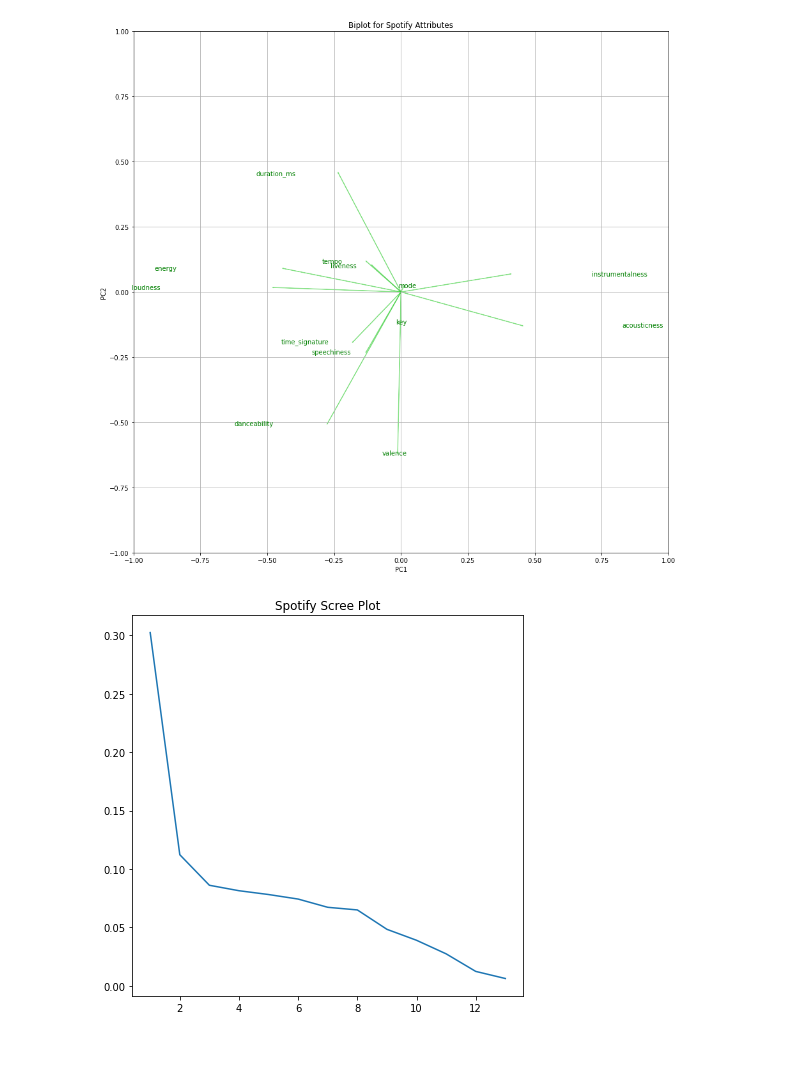
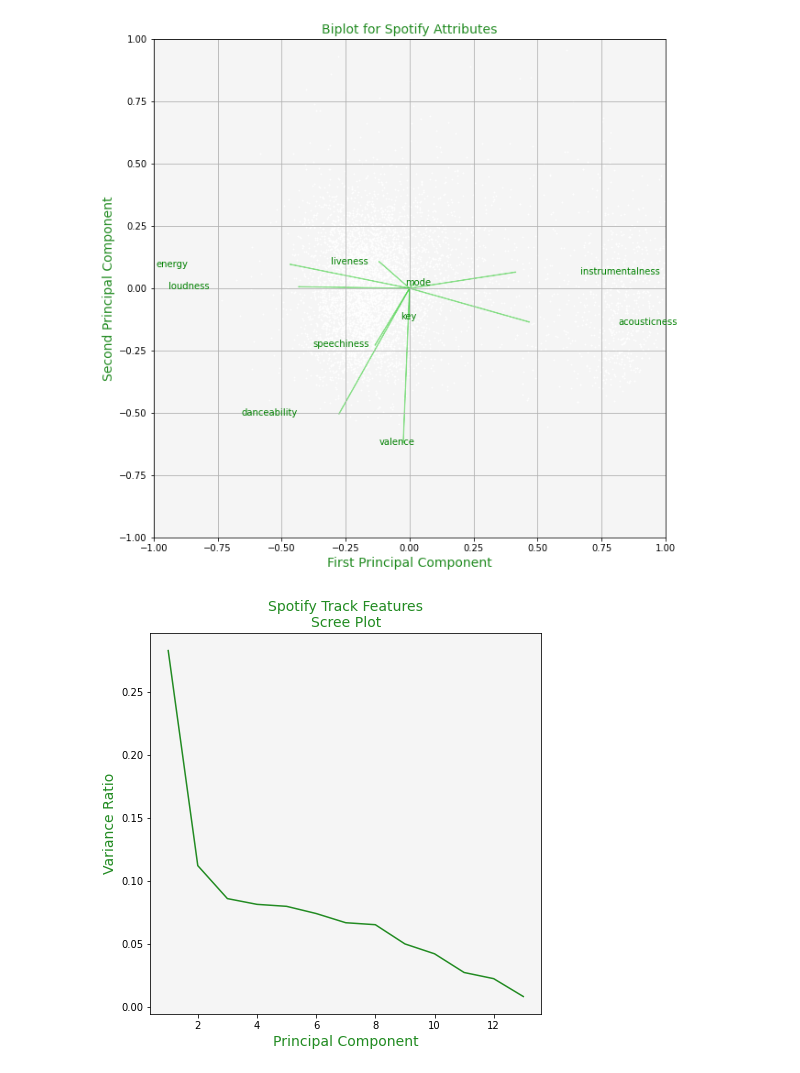
Before and after one commit to Cardoni15/694_spotify, a Jupyter notebook: visualization_tools/pca_biplot.ipynb, the cells around one changed output. Drawn from its saved outputs; the diff is of its cells as text; code cells hidden in the pictures.

Commit message:
add biplot and scree plot along with failure analysis

```diff
--- a/visualization_tools/pca_biplot.ipynb
+++ b/visualization_tools/pca_biplot.ipynb
@@ -31,6 +31,7 @@ def condition_raw_data(raw_df):
                 'duration_ms', 'genre'
        ]
     # remove unneccessary cols
+    raw_df['loudness'] = raw_df['loudness'].apply(lambda x: 10**(x/10))
     raw_df = raw_df[required_cols]
 
 
@@ -84,9 +85,9 @@ feature_names = required_cols = ['danceability', 'energy', 'key', 'loudness', 'm
                 'liveness', 'valence', 'tempo', 'time_signature',
                 'duration_ms']
 
-## Routine to generate a high-quality biplot
+
 def biplot(score, coeff, maxdim, pcax, pcay, labels=None):
-    # this function was adapted based on the biplot used in unsupervised machine learning week 1.
+    # this function is based on the biplot used in unsupervised machine learning week 1.
     pca1=pcax-1
     pca2=pcay-1
     xs = score[:,pca1]
@@ -100,22 +101,26 @@ def biplot(score, coeff, maxdim, pcax, pcay, labels=None):
     for i in range(n):
         ax.arrow(0, 0, coeff[i,pca1], coeff[i,pca2],color='limegreen',alpha=0.5)
         ax.text(coeff[i,pca1]* text_scale_factor, coeff[i,pca2], labels[i], color='g', ha='center', va='center')
-    ax.set_title('Biplot for Spotify Attributes')
+    ax.set_title('Biplot for Spotify Attributes',color= 'forestgreen', fontsize = 14)
     ax.set_xlim(-1,1)
     ax.set_ylim(-1,1)
-    ax.set_xlabel("PC{}".format(pcax))
-    ax.set_ylabel("PC{}".format(pcay))
-    fig.set_size_inches(15,15)
+    ax.set_xlabel('First Principal Component', color= 'forestgreen', fontsize = 14)
+    ax.set_ylabel("Second Principal Component", color = 'forestgreen', fontsize = 14)
+    ax.set_facecolor('whitesmoke')
+    fig.set_size_inches(10,10)
     ax.grid()
 
-biplot(train, np.transpose(pca.components_[0:2, :]), 13, 1, 2, labels=feature_names)
+biplot(train, np.transpose(pca.components_[0:2, :]), 10, 1, 2, labels=feature_names)
 # %% [output]
-[figure, old version]
+[figure, new version]
 # %%
 num_components = np.arange(pca.n_components_) + 1
 fig, ax = plt.subplots()
-ax.set_title('Spotify Scree Plot')
-ax.plot(num_components, pca.explained_variance_ratio_)
+ax.set_title('Spotify Track Features\nScree Plot', fontsize = 14, color = 'forestgreen')
+ax.plot(num_components, pca.explained_variance_ratio_, color='forestgreen')
+ax.set_ylabel('Variance Ratio', fontsize=14, color='forestgreen')
+ax.set_xlabel('Principal Component', fontsize = 14, color='forestgreen')
+ax.set_facecolor('whitesmoke')
 fig.set_size_inches(7, 7)
 # %% [output]
-[figure, old version]
+[figure, new version]
```
Also changed, not shown: 4 other files.
